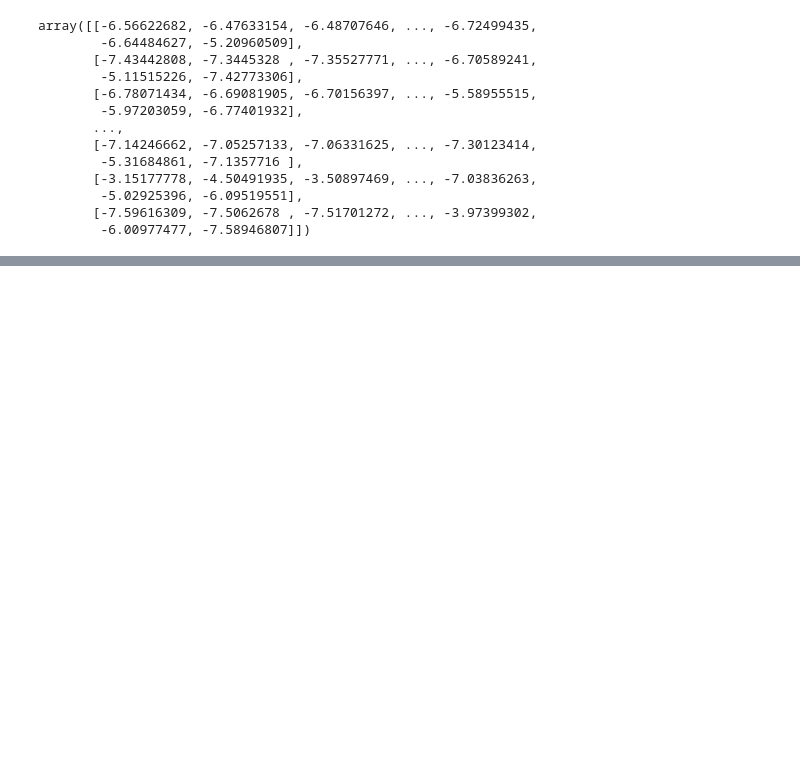
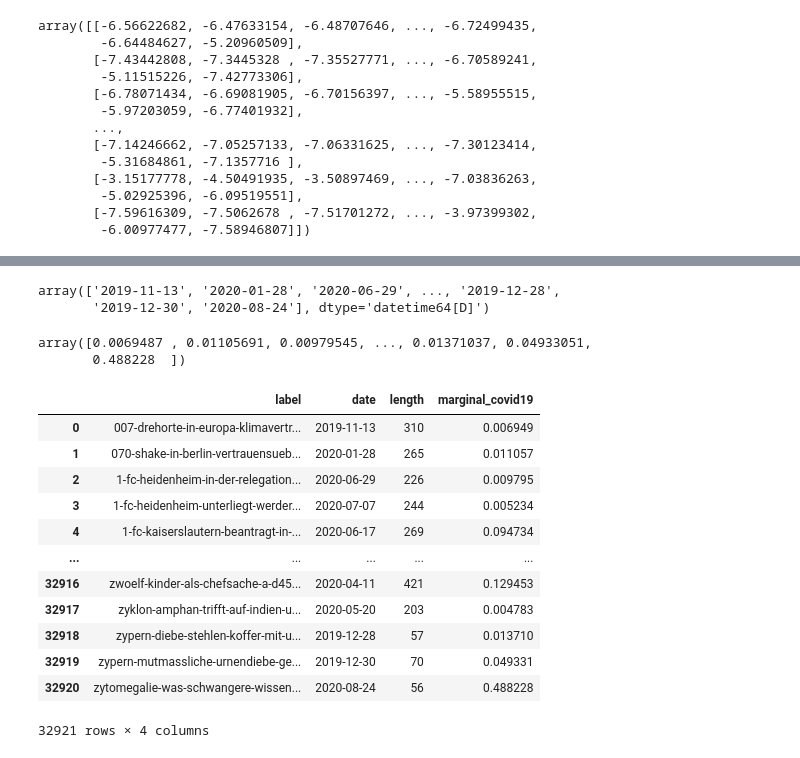
Before and after one commit to WZBSocialScienceCenter/tm_corona, a Jupyter notebook: tm_analysis.ipynb, the cells around one changed output, grey strips where cells are left out. Drawn from its saved outputs; the diff is of its cells as text; code cells hidden in the pictures; blank space fills up the shorter version.

```diff
--- a/tm_analysis.ipynb
+++ b/tm_analysis.ipynb
@@ -163,0 +158,8 @@ save_ldamodel_summary_to_excel('output/tm_final_k180_eta0.7_tw_relevance.xlsx',
+# %%
+# substract 1 to get topic *indices* (these start at topic 0)
+
+nonsensical_topics = np.array([7, 8, 46, 47, 61, 63, 64, 74, 78, 80,
+                               93, 94, 97, 111, 113, 122, 124, 129,
+                               139, 159, 170]) - 1
+covid19_topics = np.array([13, 24, 28, 35, 50, 76, 90, 106, 108, 126,
+                           131, 135, 152, 155, 168, 180]) - 1
@@ -322,0 +253,34 @@ top_word_topics
+# %%
+doc_dates = np.array([corpusmeta[d]['pub_date'] for d in doc_labels], dtype='datetime64')
+doc_dates
+# %% [output]
+array(['2019-11-13', '2020-01-28', '2020-06-29', ..., '2019-12-28',
+       '2019-12-30', '2020-08-24'], dtype='datetime64[D]')
+# %%
+marg_covid19 = np.sum(doc_topic[:, covid19_topics], axis=1)
+marg_covid19
+# %% [output]
+array([0.0069487 , 0.01105691, 0.00979545, ..., 0.01371037, 0.04933051,
+       0.488228  ])
+# %%
+docs_covid19 = pd.DataFrame({
+    'label': doc_labels,
+    'date': np.array([corpusmeta[d]['pub_date'] for d in doc_labels], dtype='datetime64'),
+    'length': doc_lengths,
+    'marginal_covid19': np.sum(doc_topic[:, covid19_topics], axis=1)
+})
+docs_covid19
+# %% [output]
+|  | label | date | length | marginal_covid19 |
+| 0 | 007-drehorte-in-europa-klimavertr... | 2019-11-13 | 310 | 0.006949 |
+| 1 | 070-shake-in-berlin-vertrauensueb... | 2020-01-28 | 265 | 0.011057 |
+| 2 | 1-fc-heidenheim-in-der-relegation... | 2020-06-29 | 226 | 0.009795 |
+| 3 | 1-fc-heidenheim-unterliegt-werder... | 2020-07-07 | 244 | 0.005234 |
+| 4 | 1-fc-kaiserslautern-beantragt-in-... | 2020-06-17 | 269 | 0.094734 |
+| ... | ... | ... | ... | ... |
+| 32916 | zwoelf-kinder-als-chefsache-a-d45... | 2020-04-11 | 421 | 0.129453 |
+| 32917 | zyklon-amphan-trifft-auf-indien-u... | 2020-05-20 | 203 | 0.004783 |
+| 32918 | zypern-diebe-stehlen-koffer-mit-u... | 2019-12-28 | 57 | 0.013710 |
+| 32919 | zypern-mutmassliche-urnendiebe-ge... | 2019-12-30 | 70 | 0.049331 |
+| 32920 | zytomegalie-was-schwangere-wissen... | 2020-08-24 | 56 | 0.488228 |
+32921 rows × 4 columns
```
Also changed, not shown: parts of 25 cells of this notebook, 3 other files.
